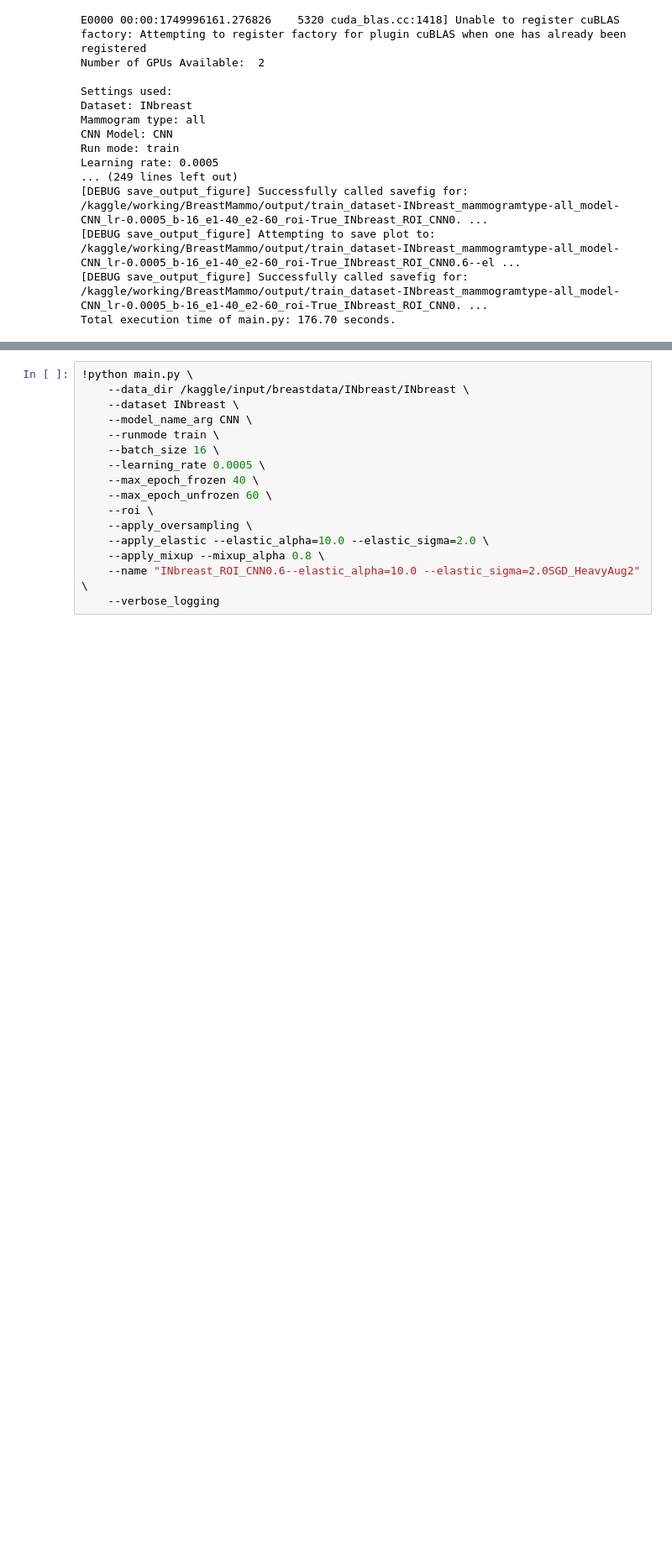
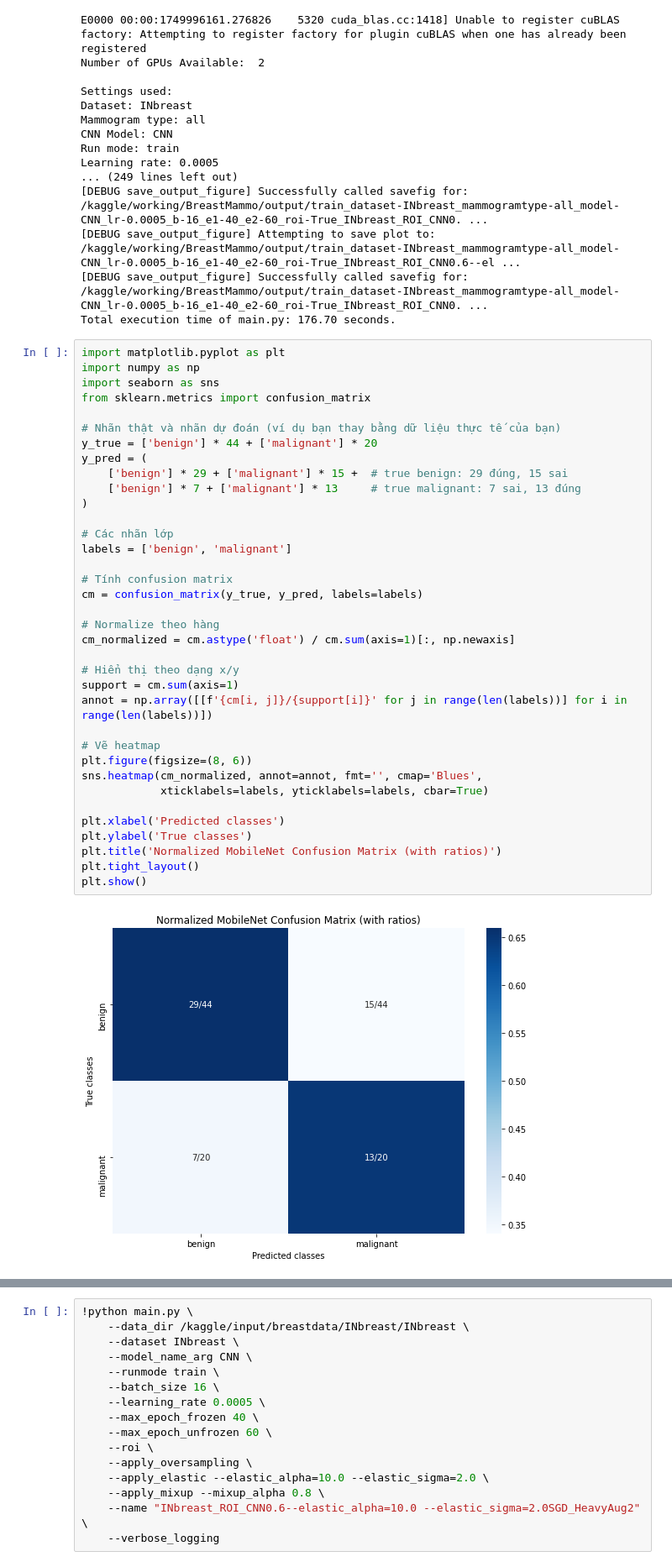
Before and after one commit to UeenHuynh/BreastMammo, a Jupyter notebook: notebooka3d43213ca.ipynb, the cells around one changed output, grey strips where cells are left out. Shown at 84% size. Drawn from its saved outputs; the diff is of its cells as text; blank space fills up the shorter version.

```diff
--- a/notebooka3d43213ca.ipynb
+++ b/notebooka3d43213ca.ipynb
@@ -1128,3 +1128,41 @@ Learning rate: 0.0005
 [DEBUG save_output_figure] Attempting to save plot to: /kaggle/working/BreastMammo/output/train_dataset-INbreast_mammogramtype-all_model-CNN_lr-0.0005_b-16_e1-40_e2-60_roi-True_INbreast_ROI_CNN0.6--el ...
 [DEBUG save_output_figure] Successfully called savefig for: /kaggle/working/BreastMammo/output/train_dataset-INbreast_mammogramtype-all_model-CNN_lr-0.0005_b-16_e1-40_e2-60_roi-True_INbreast_ROI_CNN0. ...
 Total execution time of main.py: 176.70 seconds.
+# %%
+import matplotlib.pyplot as plt
+import numpy as np
+import seaborn as sns
+from sklearn.metrics import confusion_matrix
+
+# Nhãn thật và nhãn dự đoán (ví dụ bạn thay bằng dữ liệu thực tế của bạn)
+y_true = ['benign'] * 44 + ['malignant'] * 20
+y_pred = (
+    ['benign'] * 29 + ['malignant'] * 15 +  # true benign: 29 đúng, 15 sai
+    ['benign'] * 7 + ['malignant'] * 13     # true malignant: 7 sai, 13 đúng
+)
+
+# Các nhãn lớp
+labels = ['benign', 'malignant']
+
+# Tính confusion matrix
+cm = confusion_matrix(y_true, y_pred, labels=labels)
+
+# Normalize theo hàng
+cm_normalized = cm.astype('float') / cm.sum(axis=1)[:, np.newaxis]
+
+# Hiển thị theo dạng x/y
+support = cm.sum(axis=1)
+annot = np.array([[f'{cm[i, j]}/{support[i]}' for j in range(len(labels))] for i in range(len(labels))])
+
+# Vẽ heatmap
+plt.figure(figsize=(8, 6))
+sns.heatmap(cm_normalized, annot=annot, fmt='', cmap='Blues',
+            xticklabels=labels, yticklabels=labels, cbar=True)
+
+plt.xlabel('Predicted classes')
+plt.ylabel('True classes')
+plt.title('Normalized MobileNet Confusion Matrix (with ratios)')
+plt.tight_layout()
+plt.show()
+# %% [output]
+[figure, added]
```
Also changed, not shown: parts of 1 cell of this notebook, 1 other file.
